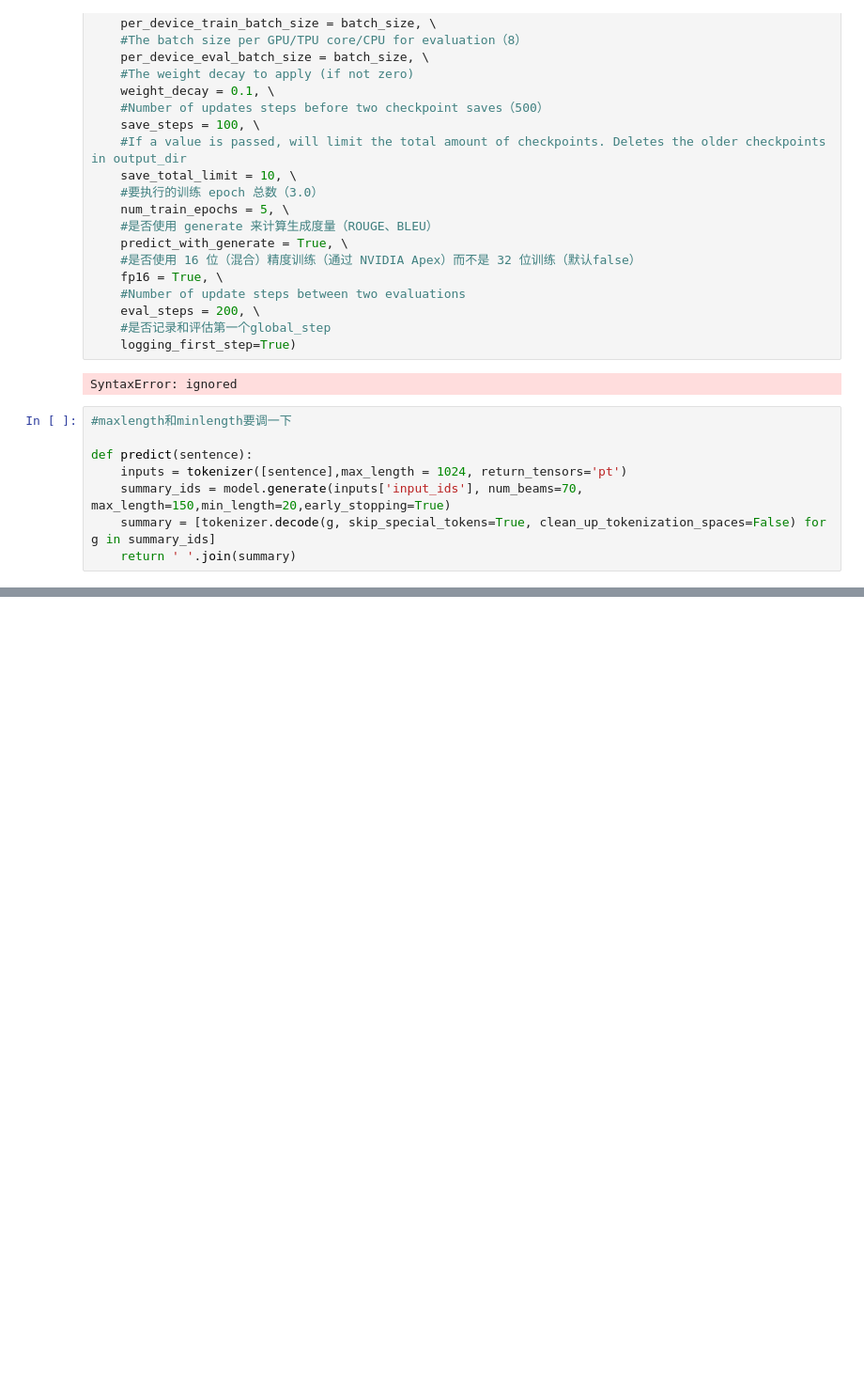
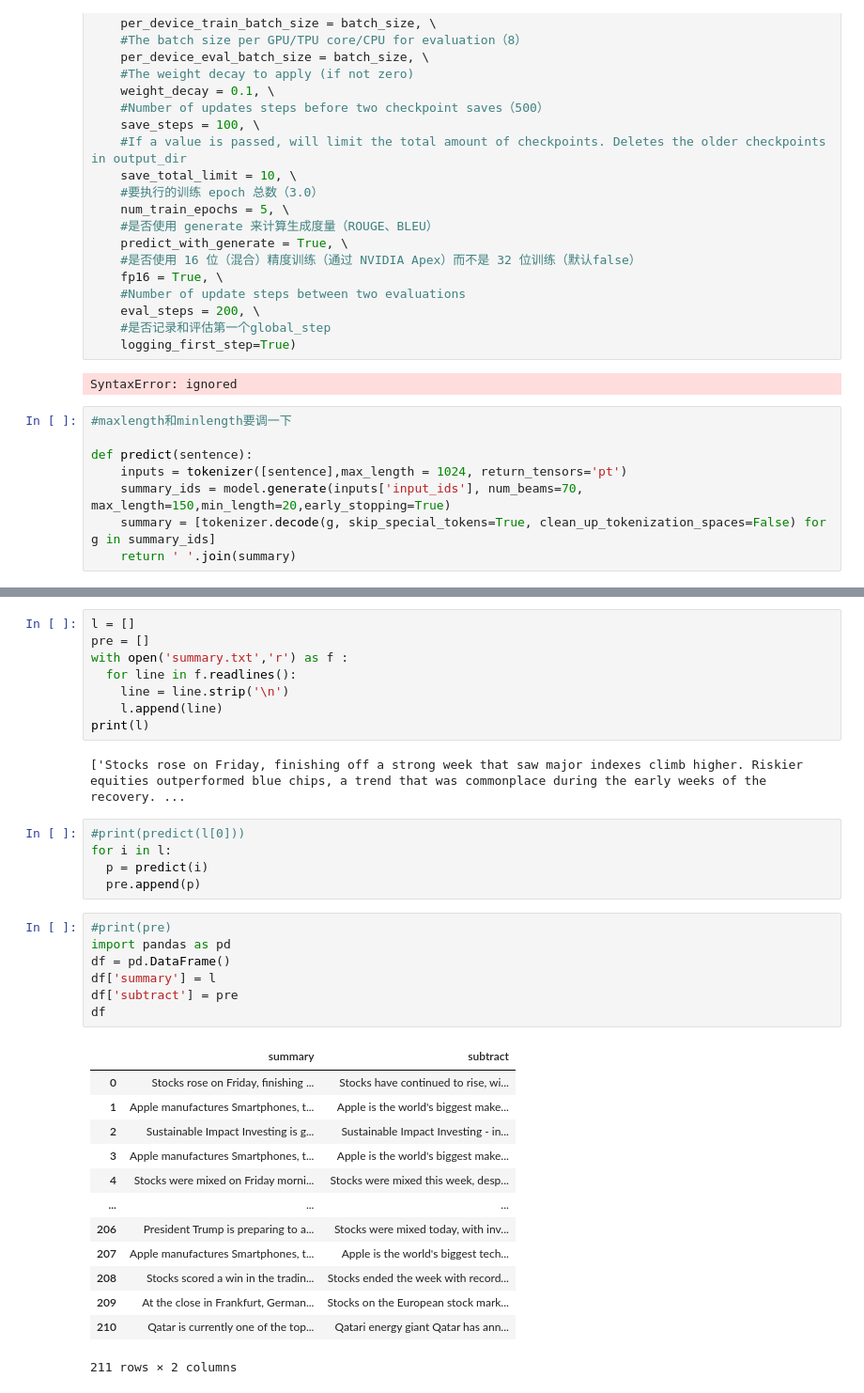
Before and after one commit to 19990715/BART-, a Jupyter notebook: subtract.ipynb, the cells around one changed output, grey strips where cells are left out. Shown at 94% size. Drawn from its saved outputs; the diff is of its cells as text; blank space fills up the shorter version.

```diff
--- a/subtract.ipynb
+++ b/subtract.ipynb
@@ -351,0 +444,36 @@ Stocks returned to the top end of the US stock market for the first time in more
+# %%
+l = []
+pre = []
+with open('summary.txt','r') as f :
+  for line in f.readlines():
+    line = line.strip('\n')
+    l.append(line)
+print(l)
+# %% [output]
+['Stocks rose on Friday, finishing off a strong week that saw major indexes climb higher. Riskier equities outperformed blue chips, a trend that was commonplace during the early weeks of the recovery. ...
+# %%
+#print(predict(l[0]))
+for i in l:
+  p = predict(i)
+  pre.append(p)
+# %%
+#print(pre)
+import pandas as pd
+df = pd.DataFrame()
+df['summary'] = l
+df['subtract'] = pre
+df
+# %% [output]
+|  | summary | subtract |
+| 0 | Stocks rose on Friday, finishing ... | Stocks have continued to rise, wi... |
+| 1 | Apple manufactures Smartphones, t... | Apple is the world's biggest make... |
+| 2 | Sustainable Impact Investing is g... | Sustainable Impact Investing - in... |
+| 3 | Apple manufactures Smartphones, t... | Apple is the world's biggest make... |
+| 4 | Stocks were mixed on Friday morni... | Stocks were mixed this week, desp... |
+| ... | ... | ... |
+| 206 | President Trump is preparing to a... | Stocks were mixed today, with inv... |
+| 207 | Apple manufactures Smartphones, t... | Apple is the world's biggest tech... |
+| 208 | Stocks scored a win in the tradin... | Stocks ended the week with record... |
+| 209 | At the close in Frankfurt, German... | Stocks on the European stock mark... |
+| 210 | Qatar is currently one of the top... | Qatari energy giant Qatar has ann... |
+211 rows × 2 columns
```
Also changed, not shown: parts of 18 cells of this notebook.
